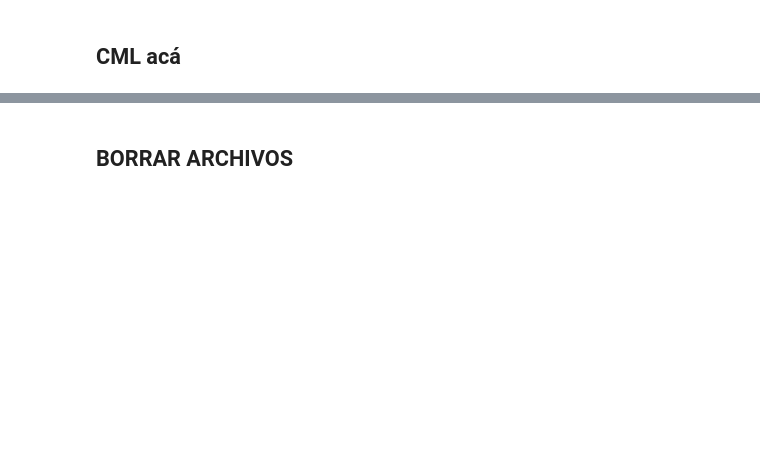
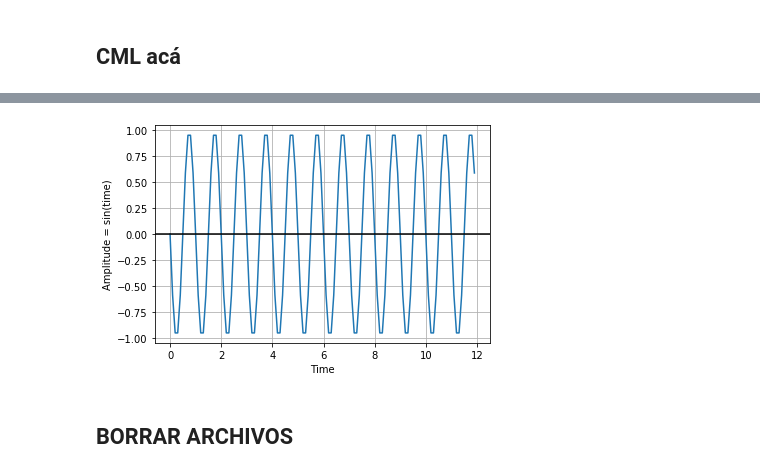
Before and after one commit to jpcenteno/flight-delay-estimation, a Jupyter notebook: notebooks/monthly_delay.ipynb, the cells around one changed output, grey strips where cells are left out. Cells and saved outputs as stored; diff of their text form; code cells hidden in the pictures; blank space fills up the shorter version.

```diff
--- a/notebooks/monthly_delay.ipynb
+++ b/notebooks/monthly_delay.ipynb
@@ -85,3 +167,11 @@ df.to_csv(tmp_dir+"merged.csv")
+# %%
+#para jugar con fases
+time        = np.arange(0, 12,0.1);
+amplitude   = np.sin(2 * math.pi / 1* time + math.pi)
+plt.plot(time, amplitude)
+plt.show()
+# %% [output]
+[figure, added]
 # %% [markdown]
 ## BORRAR ARCHIVOS
 # %%
```
Also changed, not shown: parts of 10 cells of this notebook.
